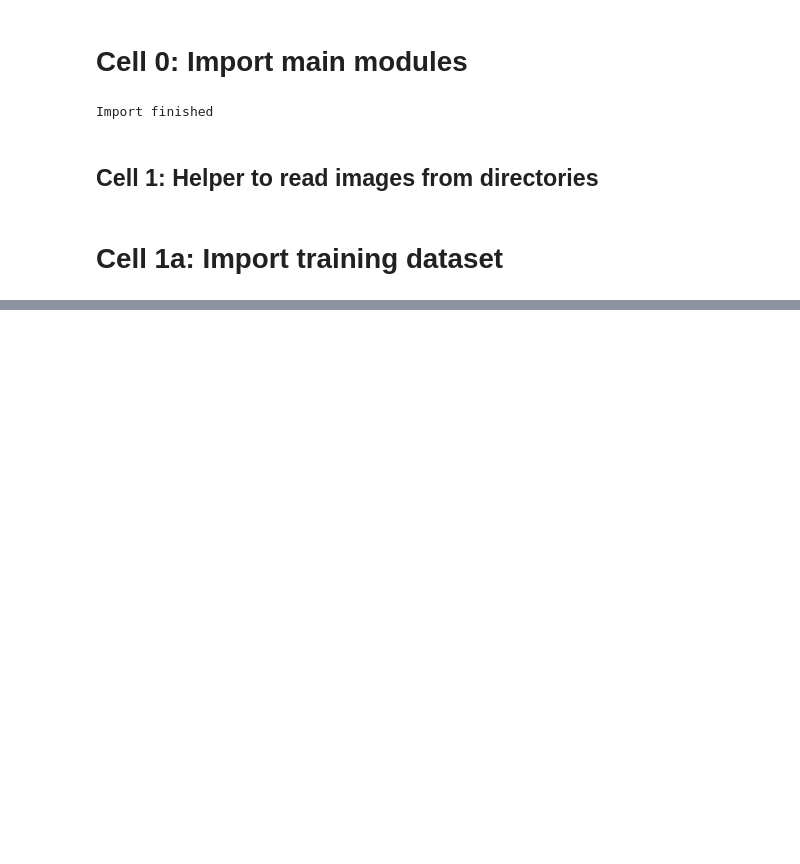
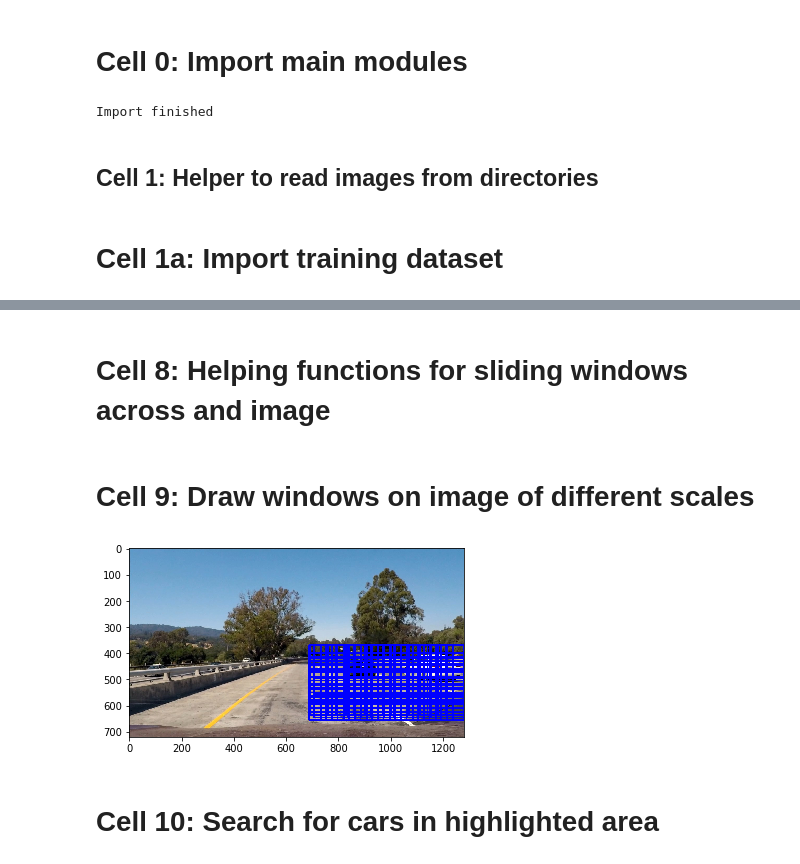
Before and after one commit to amahd/Vehicle-Detection-using-SVM-and-CV, a Jupyter notebook: project5.ipynb, the cells around one changed output, grey strips where cells are left out. Cells and saved outputs as stored; diff of their text form; code cells hidden in the pictures; blank space fills up the shorter version.

```diff
--- a/project5.ipynb
+++ b/project5.ipynb
@@ -708,0 +423,2 @@ output_clip.write_videofile(file_output, audio=False)
+# %% [markdown]
+# Cell 8: Helping functions for sliding windows across and image
@@ -708,0 +549,24 @@ output_clip.write_videofile(file_output, audio=False)
+# %% [markdown]
+# Cell 9: Draw windows on image of different scales
+# %%
+win_size = [  64, 100, 128 ] # Sample Window sizes/scales in pixels
+windows = []
+
+# Get a list of lists called windows, which contain windows of different sizes
+for size in win_size:
+    windows.append( slide_window(test_images[0], x_start_stop=[1280, 650], y_start_stop=[370,660],
+                    xy_window=(size,int(0.7*size)),xy_overlap=(0.3, 0.3))  )
+
+# Get a random image
+test_samp = test_images[np.random.randint(len(test_images))]
+# Draw windows on that image, highlighting search area
+window_img = draw_boxes(test_samp, windows, color=(0, 0, 255), thick=6)
+
+
+plt.imshow(window_img)
+plt.savefig("output_images/sliding_windows.jpg")
+plt.show()
+# %% [output]
+[figure, added]
+# %% [markdown]
+# Cell 10: Search for cars in highlighted area
```
Also changed, not shown: parts of 49 cells of this notebook, 1 other file.
